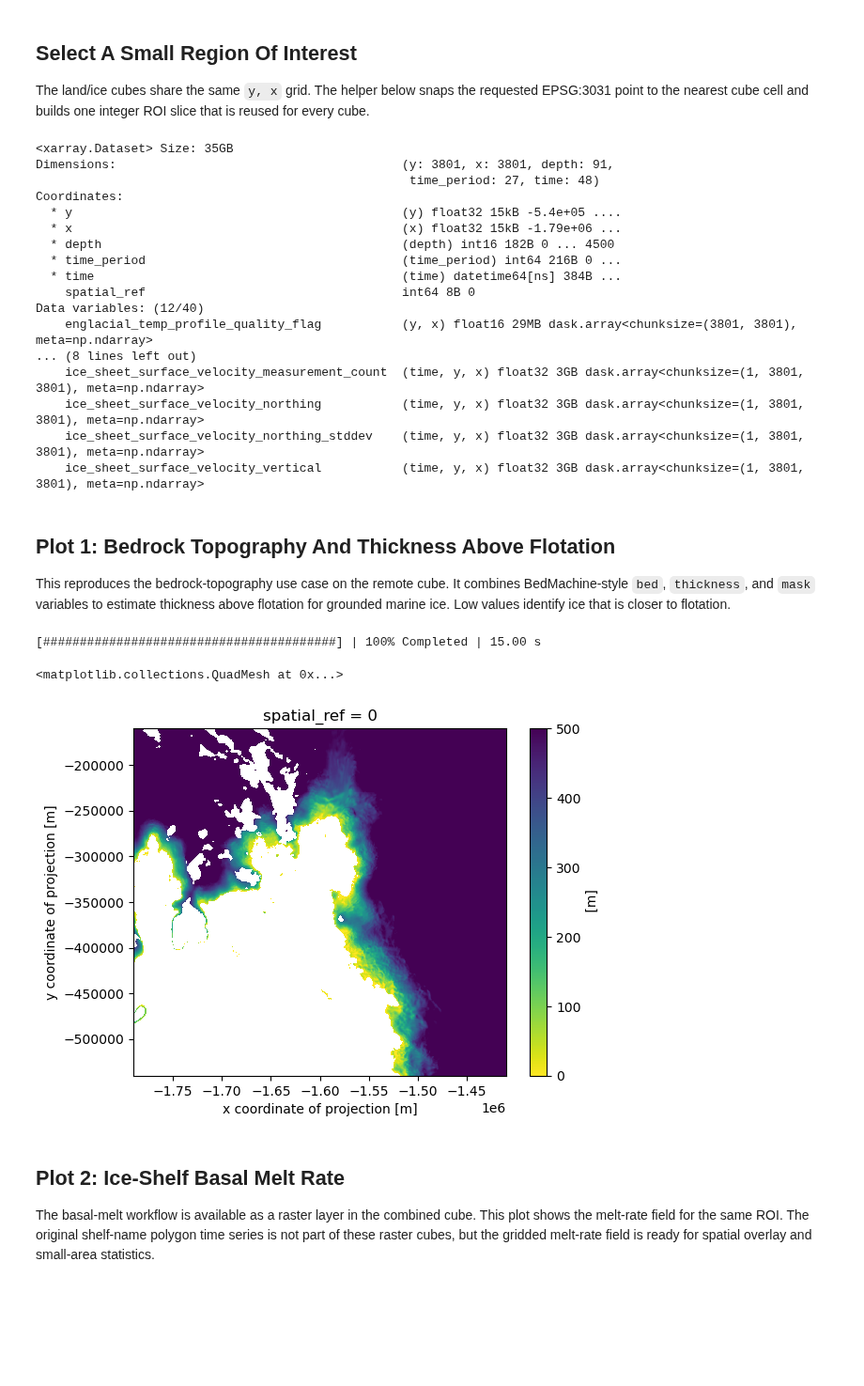
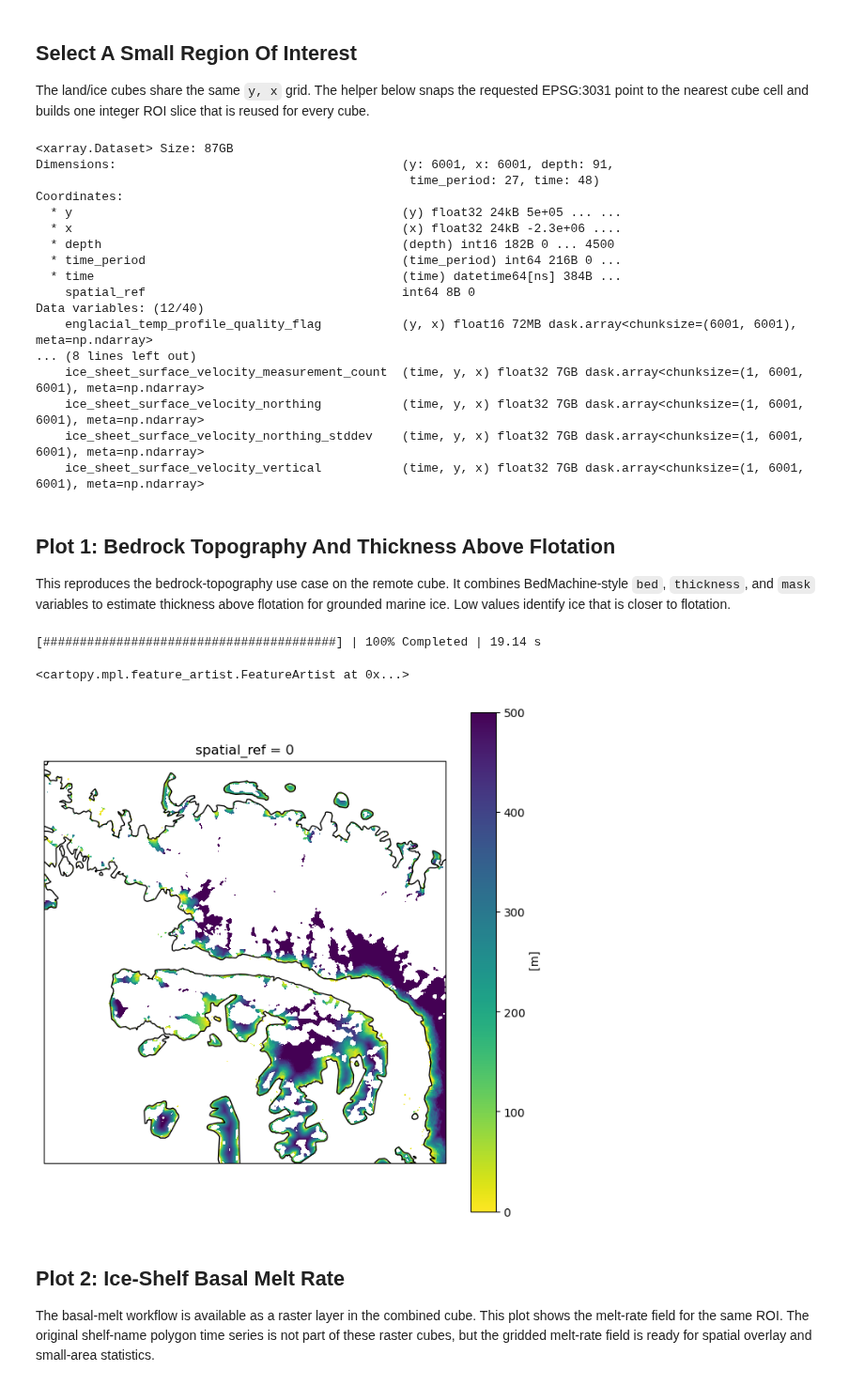
Before and after one commit to ESA-EarthCODE/polar_hackathon, a Jupyter notebook: 2_Datacube/1_remote_cube_access.ipynb, the cells around one changed output. Shown at 94% size. Saved outputs shown, nothing was run; the diff lists cells and outputs as text; code cells hidden in the pictures; blank space fills up the shorter version.

Commit message:
updating for prettier plots

```diff
--- a/2_Datacube/1_remote_cube_access.ipynb
+++ b/2_Datacube/1_remote_cube_access.ipynb
@@ -17,11 +17,21 @@ import xarray as xr
 from dask.array.core import PerformanceWarning
 from dask.diagnostics import ProgressBar
 from matplotlib.colors import BoundaryNorm, ListedColormap
+from matplotlib.patches import Rectangle
+
+import matplotlib.pyplot as plt
+import cartopy.crs as ccrs
+
 warnings.filterwarnings("ignore", message="In a future version of xarray the default value for join.*", category=FutureWarning)
 warnings.filterwarnings("ignore", message="Increasing number of chunks.*", category=PerformanceWarning)
 
 # Approximate EPSG:3031 location for the Amundsen Sea sector / Thwaites-Pine Island area.
-ROI_CENTER_XY_M = (-1_600_000.0, -350_000.0)
-ROI_HALF_WIDTH_CELLS = 1900
+ROI_CENTER_XY_M = (-2_000_000.0, 800_000.0)
+ROI_HALF_WIDTH_CELLS = 3000
 VELOCITY_VECTOR_STRIDE = 90
 TEMPERATURE_DEPTH_TARGET_M = 1000
+
+antarctic_crs = antarctic_crs = ccrs.SouthPolarStereo(
+    central_longitude=0,
+    true_scale_latitude=-71,
+)
@@ -71,23 +93,23 @@ small = ds.isel(x=x_slice, y=y_slice).chunk({"x": -1, "y": -1})
 
 small
 # %% [output]
-<xarray.Dataset> Size: 35GB
-Dimensions:                                       (y: 3801, x: 3801, depth: 91,
+<xarray.Dataset> Size: 87GB
+Dimensions:                                       (y: 6001, x: 6001, depth: 91,
                                                    time_period: 27, time: 48)
 Coordinates:
-  * y                                             (y) float32 15kB -5.4e+05 ....
-  * x                                             (x) float32 15kB -1.79e+06 ...
+  * y                                             (y) float32 24kB 5e+05 ... ...
+  * x                                             (x) float32 24kB -2.3e+06 ....
   * depth                                         (depth) int16 182B 0 ... 4500
   * time_period                                   (time_period) int64 216B 0 ...
   * time                                          (time) datetime64[ns] 384B ...
     spatial_ref                                   int64 8B 0
 Data variables: (12/40)
-    englacial_temp_profile_quality_flag           (y, x) float16 29MB dask.array<chunksize=(3801, 3801), meta=np.ndarray>
+    englacial_temp_profile_quality_flag           (y, x) float16 72MB dask.array<chunksize=(6001, 6001), meta=np.ndarray>
 ... (8 lines left out)
-    ice_sheet_surface_velocity_measurement_count  (time, y, x) float32 3GB dask.array<chunksize=(1, 3801, 3801), meta=np.ndarray>
-    ice_sheet_surface_velocity_northing           (time, y, x) float32 3GB dask.array<chunksize=(1, 3801, 3801), meta=np.ndarray>
-    ice_sheet_surface_velocity_northing_stddev    (time, y, x) float32 3GB dask.array<chunksize=(1, 3801, 3801), meta=np.ndarray>
-    ice_sheet_surface_velocity_vertical           (time, y, x) float32 3GB dask.array<chunksize=(1, 3801, 3801), meta=np.ndarray>
+    ice_sheet_surface_velocity_measurement_count  (time, y, x) float32 7GB dask.array<chunksize=(1, 6001, 6001), meta=np.ndarray>
+    ice_sheet_surface_velocity_northing           (time, y, x) float32 7GB dask.array<chunksize=(1, 6001, 6001), meta=np.ndarray>
+    ice_sheet_surface_velocity_northing_stddev    (time, y, x) float32 7GB dask.array<chunksize=(1, 6001, 6001), meta=np.ndarray>
+    ice_sheet_surface_velocity_vertical           (time, y, x) float32 7GB dask.array<chunksize=(1, 6001, 6001), meta=np.ndarray>
 # %% [markdown]
 ## Plot 1: Bedrock Topography And Thickness Above Flotation
 
@@ -98,22 +120,24 @@ to flotation.
 # %%
 rho_ice = 917.0
 rho_water = 1027.0
 
 bed = small["bedrock_topography_bed"]
 thickness = small["bedrock_topography_thickness"]
 mask = small["bedrock_topography_mask"]
 
 flotation_thickness = xr.where(bed < 0, -(rho_water / rho_ice) * bed, 0)
 taf = (thickness - flotation_thickness).where((mask == 2) & (bed < 0)).clip(0, 500)
 
 with ProgressBar():
     taf = taf.compute()
 
-taf.plot(cmap="viridis_r", vmin=0, vmax=500)
+fig, ax = plt.subplots(figsize=(8, 8), subplot_kw={"projection": antarctic_crs})
+taf.plot(ax=ax, cmap="viridis_r", vmin=0, vmax=500, transform=antarctic_crs)
+ax.coastlines()
 # %% [output]
-[########################################] | 100% Completed | 15.00 s
+[########################################] | 100% Completed | 19.14 s
-<matplotlib.collections.QuadMesh at 0x...>
+<cartopy.mpl.feature_artist.FeatureArtist at 0x...>
-[figure, old version]
+[figure, new version]
 # %% [markdown]
 ## Plot 2: Ice-Shelf Basal Melt Rate
 
```
Also changed, not shown: parts of 8 cells of this notebook, 1 other file.
